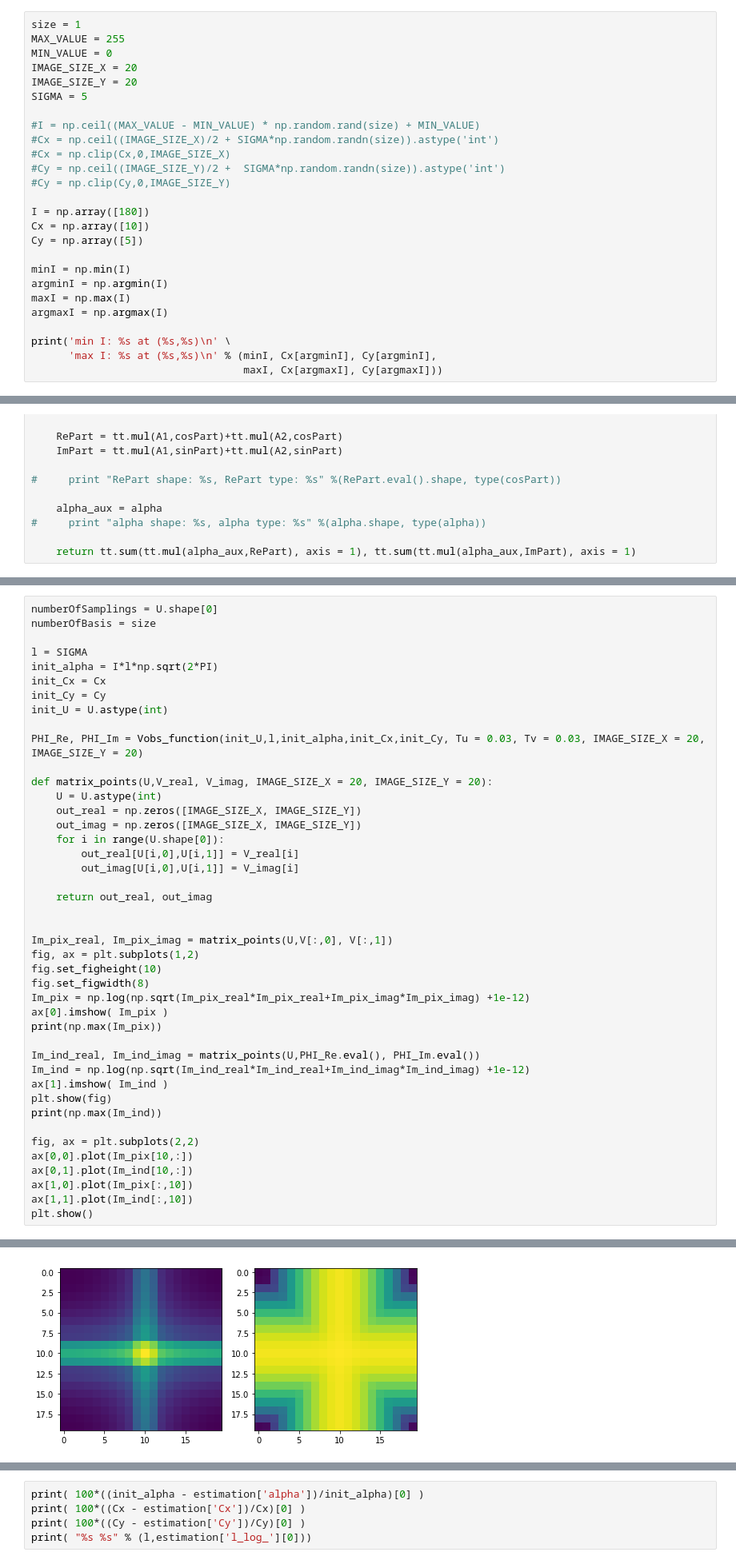
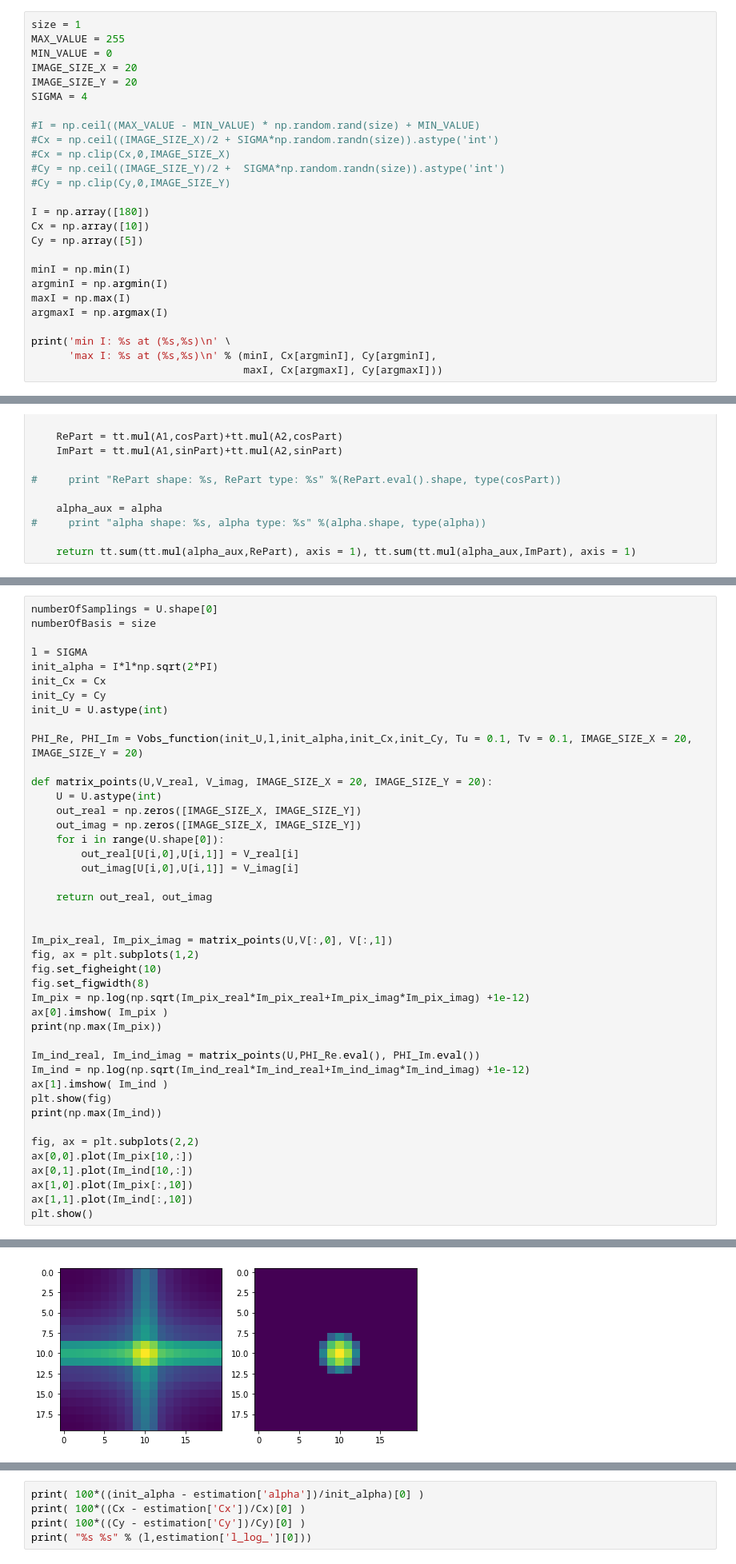
Before and after one commit to lerkoah/BayesianInterferometryIDS, a Jupyter notebook: src/main_bay_int.ipynb, the cells around one changed output, grey strips where cells are left out. Shown at 80% size. Saved outputs shown, nothing was run; the diff lists cells and outputs as text.

```diff
--- a/src/main_bay_int.ipynb
+++ b/src/main_bay_int.ipynb
@@ -28,7 +28,7 @@ MAX_VALUE = 255
 MIN_VALUE = 0
 IMAGE_SIZE_X = 20
 IMAGE_SIZE_Y = 20
-SIGMA = 5
+SIGMA = 4
 
 #I = np.ceil((MAX_VALUE - MIN_VALUE) * np.random.rand(size) + MIN_VALUE)
 #Cx = np.ceil((IMAGE_SIZE_X)/2 + SIGMA*np.random.randn(size)).astype('int')
@@ -322,7 +322,7 @@ init_Cx = Cx
 init_Cy = Cy
 init_U = U.astype(int)
 
-PHI_Re, PHI_Im = Vobs_function(init_U,l,init_alpha,init_Cx,init_Cy, Tu = 0.03, Tv = 0.03, IMAGE_SIZE_X = 20, IMAGE_SIZE_Y = 20)
+PHI_Re, PHI_Im = Vobs_function(init_U,l,init_alpha,init_Cx,init_Cy, Tu = 0.1, Tv = 0.1, IMAGE_SIZE_X = 20, IMAGE_SIZE_Y = 20)
 
 def matrix_points(U,V_real, V_imag, IMAGE_SIZE_X = 20, IMAGE_SIZE_Y = 20):
     U = U.astype(int)
@@ -330,31 +330,31 @@ def matrix_points(U,V_real, V_imag, IMAGE_SIZE_X = 20, IMAGE_SIZE_Y = 20):
     out_imag = np.zeros([IMAGE_SIZE_X, IMAGE_SIZE_Y])
     for i in range(U.shape[0]):
         out_real[U[i,0],U[i,1]] = V_real[i]
         out_imag[U[i,0],U[i,1]] = V_imag[i]
 
     return out_real, out_imag
 
 
 Im_pix_real, Im_pix_imag = matrix_points(U,V[:,0], V[:,1])
 fig, ax = plt.subplots(1,2)
 fig.set_figheight(10)
 fig.set_figwidth(8)
 Im_pix = np.log(np.sqrt(Im_pix_real*Im_pix_real+Im_pix_imag*Im_pix_imag) +1e-12)
 ax[0].imshow( Im_pix )
 print(np.max(Im_pix))
 
 Im_ind_real, Im_ind_imag = matrix_points(U,PHI_Re.eval(), PHI_Im.eval())
 Im_ind = np.log(np.sqrt(Im_ind_real*Im_ind_real+Im_ind_imag*Im_ind_imag) +1e-12)
 ax[1].imshow( Im_ind )
 plt.show(fig)
 print(np.max(Im_ind))
 
 fig, ax = plt.subplots(2,2)
 ax[0,0].plot(Im_pix[10,:])
 ax[0,1].plot(Im_ind[10,:])
 ax[1,0].plot(Im_pix[:,10])
 ax[1,1].plot(Im_ind[:,10])
 plt.show()
 # %% [output]
 7.52655140362
-[figure, old version]
+[figure, new version]
```
Also changed, not shown: parts of 6 cells of this notebook, 5 other files.
